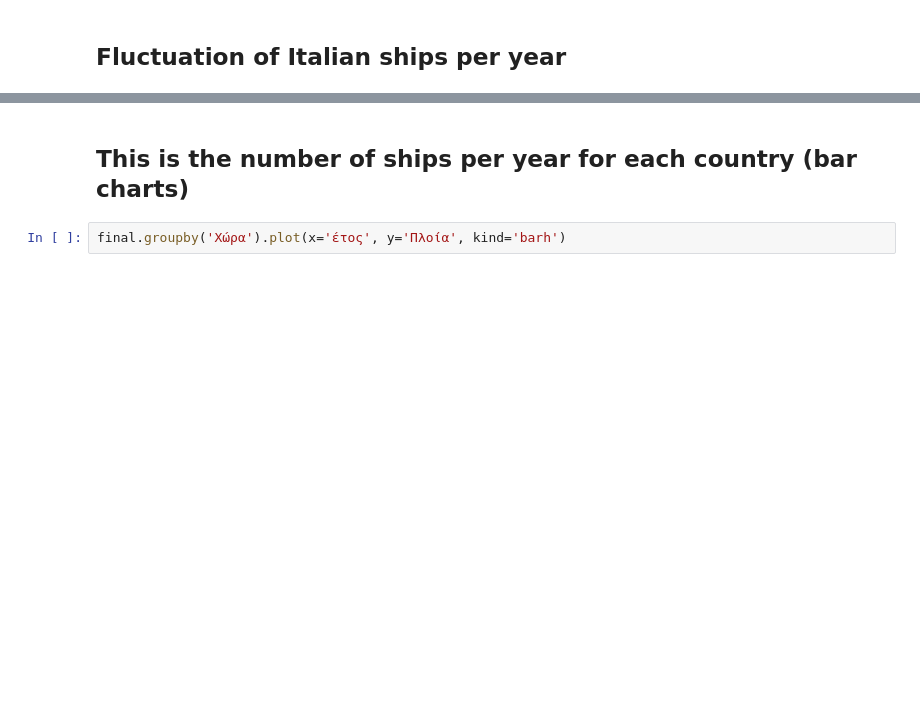
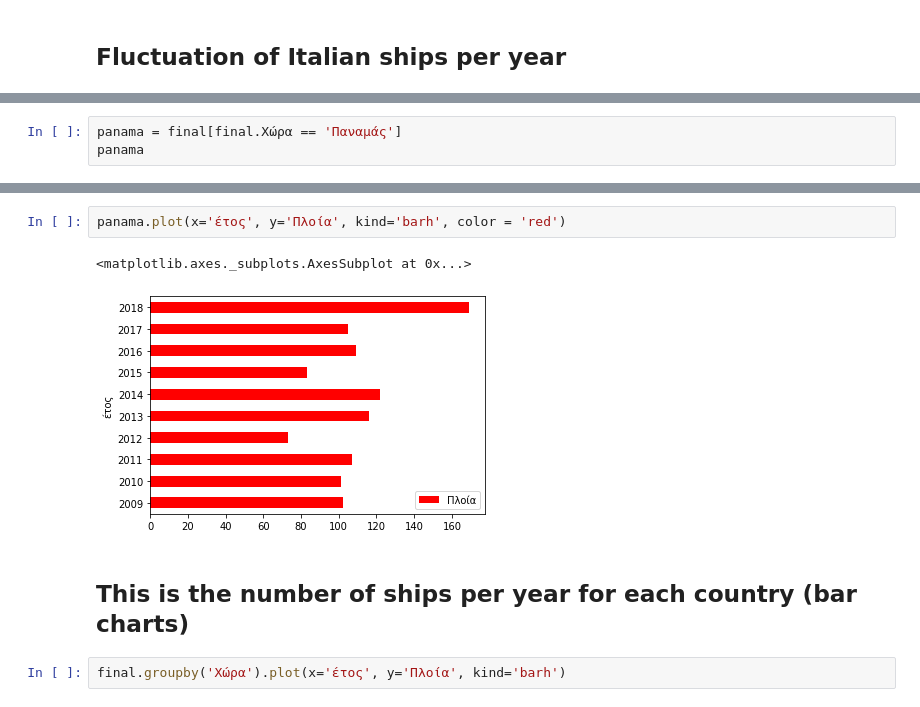
Before and after one commit to kosmaspanag/data-studio-projects, a Jupyter notebook: Weekly projects/Port_of_Thessaloniki_stats_2009-2019/Ship_Trafic_Thessaloniki_Port.ipynb, the cells around one changed output, grey strips where cells are left out. Cells and saved outputs as stored; diff of their text form; blank space fills up the shorter version.

```diff
--- a/Weekly projects/Port_of_Thessaloniki_stats_2009-2019/Ship_Trafic_Thessaloniki_Port.ipynb
+++ b/Weekly projects/Port_of_Thessaloniki_stats_2009-2019/Ship_Trafic_Thessaloniki_Port.ipynb
@@ -1097,0 +1103,3 @@ italy.plot(x='έτος', y='Πλοία', kind='barh', color = 'green')
+# %%
+panama = final[final.Χώρα == 'Παναμάς']
+panama
@@ -1098,3 +1118,8 @@ italy.plot(x='έτος', y='Πλοία', kind='barh', color = 'green')
+# %%
+panama.plot(x='έτος', y='Πλοία', kind='barh', color = 'red')
+# %% [output]
+<matplotlib.axes._subplots.AxesSubplot at 0x...>
+[figure, added]
 # %% [markdown]
  ## This is the number of ships per year for each country (bar charts)
 # %%
```
Also changed, not shown: parts of 19 cells of this notebook, 14 other files.
